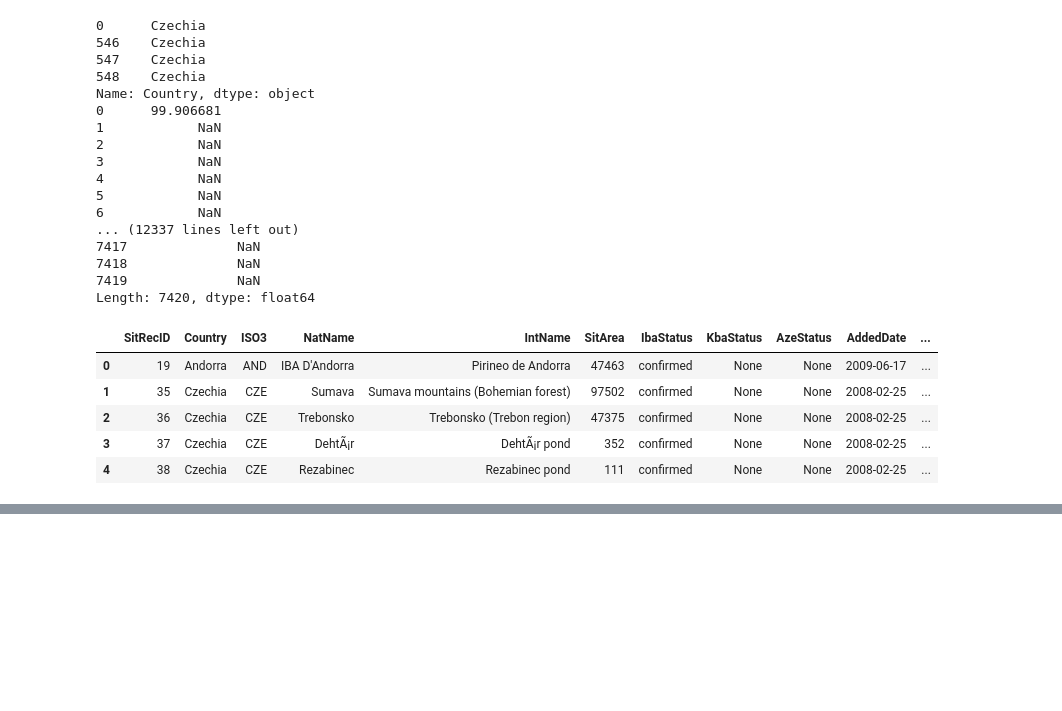
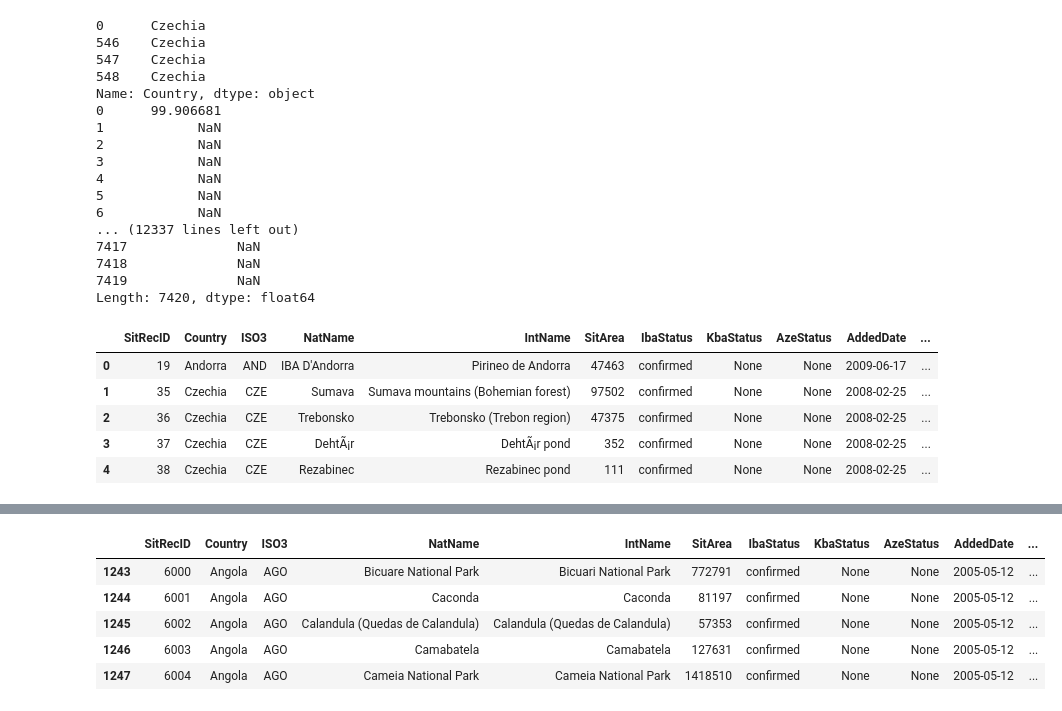
Before and after one commit to marksnethlage/SDG15.4.1_Calculator, a Jupyter notebook: analysis/shapefile_management.ipynb, the cells around one changed output, grey strips where cells are left out. Saved outputs shown, nothing was run; the diff lists cells and outputs as text; code cells hidden in the pictures; blank space fills up the shorter version.

```diff
--- a/analysis/shapefile_management.ipynb
+++ b/analysis/shapefile_management.ipynb
@@ -31,12 +32,7 @@ wdpa = gpd.GeoDataFrame(pd.concat([wdpa0, wdpa1, wdpa2]))
 wdpa.crs = {'init': 'epsg:4326', 'no_defs': True}
 wdpa.to_file(os.getcwd() + "/data/WDPA/WDPA_May2021_Public_shp/WDPA_May2021_Public/WDPA_May2021_Public_shp-polygons.shp", driver='ESRI Shapefile')
 # %%
-#pull the data we want to use as the subest
-#bbox = gpd.GeoSeries([Polygon([(35,-3), (55, -3), (55, 10), (35, 10)])])
-#box = gpd.GeoDataFrame({'geometry': bbox})
-#box.crs = {'init': 'epsg:4326', 'no_defs': True}
-
-#sample 25 random countries and those will be what we run on
+#sample 25 random countries and those will be what we use to subset everything
 world = gpd.read_file(os.getcwd() + "/data/World/world_shp/world.shp")
 world_sample = world.sample(25)
-world_sample.CNTRY_NAME.unique()
+wrld_cntries = world_sample.CNTRY_NAME.unique()
@@ -54,2 +39,16 @@ gmba_clipped = gpd.overlay(gmba, world_sample, how="intersection")
+# %%
+## Using the countries picked out in world_sample, get
+kba_clipped = kba[kba['Country'].isin(wrld_cntries)]
+#kba_clipped = gpd.overlay(kba, world_sample, how="intersection")
+
+## Clip the countries using a random sample of ISO3 codes
+wdpa_clipped = wdpa[wdpa['ISO3'].isin(kba_clipped.ISO3.unique())]
+#filter out the ones wdpa didn't have
+kba_clipped = kba_clipped[kba_clipped['ISO3'].isin(wdpa_clipped.ISO3.unique())]
+
+## Clip the mountain ranges to only include those that exist in the countries included above
+#cut out any of the countries the two above didn't pick up
+world_sample = world_sample[world_sample['CNTRY_NAME'].isin(kba.Country.unique())]
+gmba_clipped = gpd.overlay(gmba, world_sample, how="intersection")
 # %%
 #Once we've clipped them, save them out as shapefiles
@@ -117,6 +115,0 @@ kba = gpd.read_file(os.getcwd() + "/data/KBA/KBA2020/KBAsGlobal_2020_September_0
-# %%
-kba.head()
-index = np.random.choice(kba.ISO3, 10, replace=False)
-kba_clipped = kba[kba['ISO3'].isin(index)]
-kba_clipped.to_file(os.getcwd() + "/data/KBA/KBA2020/clipped_KBAsGlobal_2020_September_02_POL.shp",
-                    driver='ESRI Shapefile')
@@ -132,0 +125,9 @@ array(['GRC', 'ETH', 'LSO', 'NAM', 'IDN', 'IND', 'DOM', 'CYP', 'PHL',
+# %%
+kba_clipped.head()
+# %% [output]
+|  | SitRecID | Country | ISO3 | NatName | IntName | SitArea | IbaStatus | KbaStatus | AzeStatus | AddedDate | ... |
+| 1243 | 6000 | Angola | AGO | Bicuare National Park | Bicuari National Park | 772791 | confirmed | None | None | 2005-05-12 | ... |
+| 1244 | 6001 | Angola | AGO | Caconda | Caconda | 81197 | confirmed | None | None | 2005-05-12 | ... |
+| 1245 | 6002 | Angola | AGO | Calandula (Quedas de Calandula) | Calandula (Quedas de Calandula) | 57353 | confirmed | None | None | 2005-05-12 | ... |
+| 1246 | 6003 | Angola | AGO | Camabatela | Camabatela | 127631 | confirmed | None | None | 2005-05-12 | ... |
+| 1247 | 6004 | Angola | AGO | Cameia National Park | Cameia National Park | 1418510 | confirmed | None | None | 2005-05-12 | ... |
```
Also changed, not shown: parts of 8 cells of this notebook, 1 other file.
